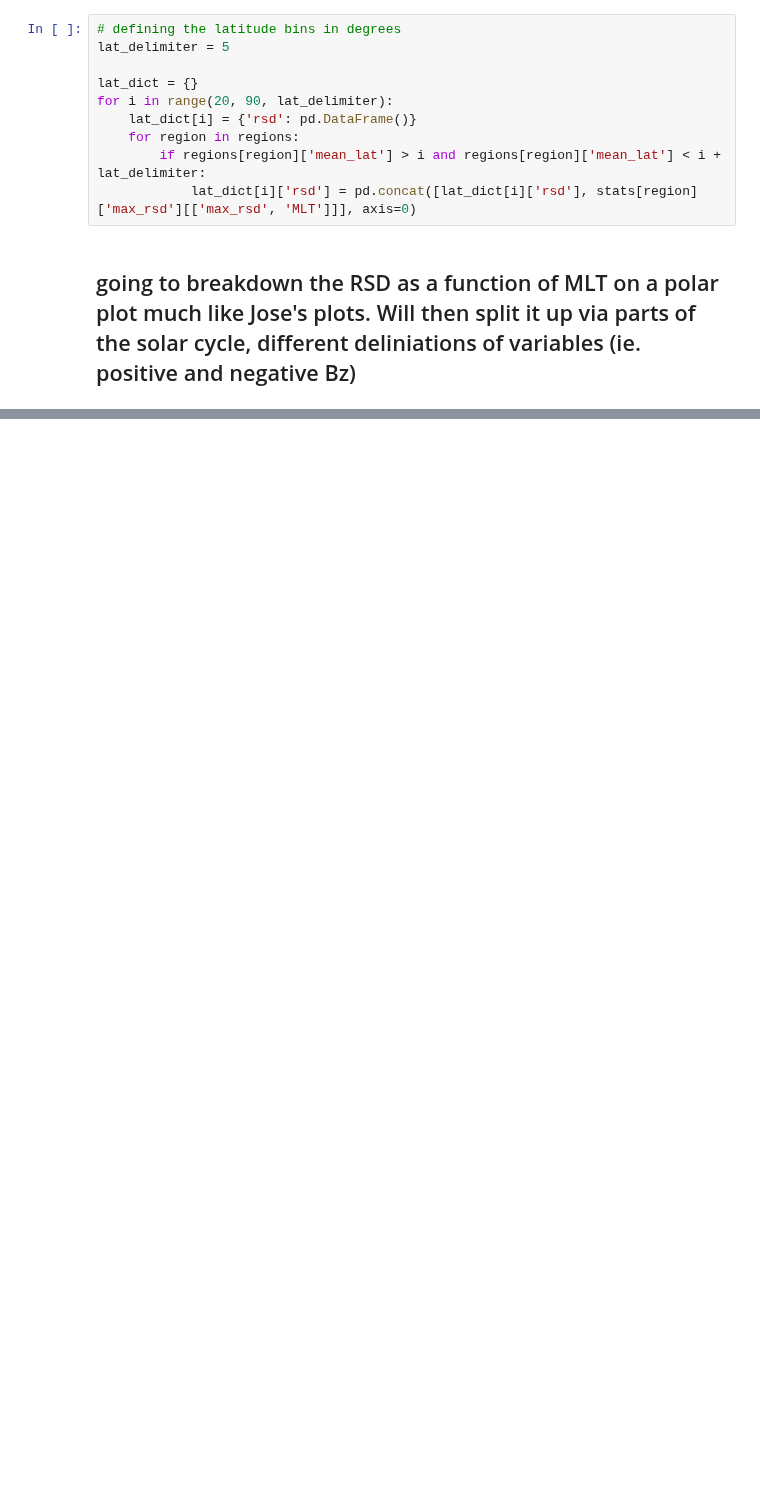
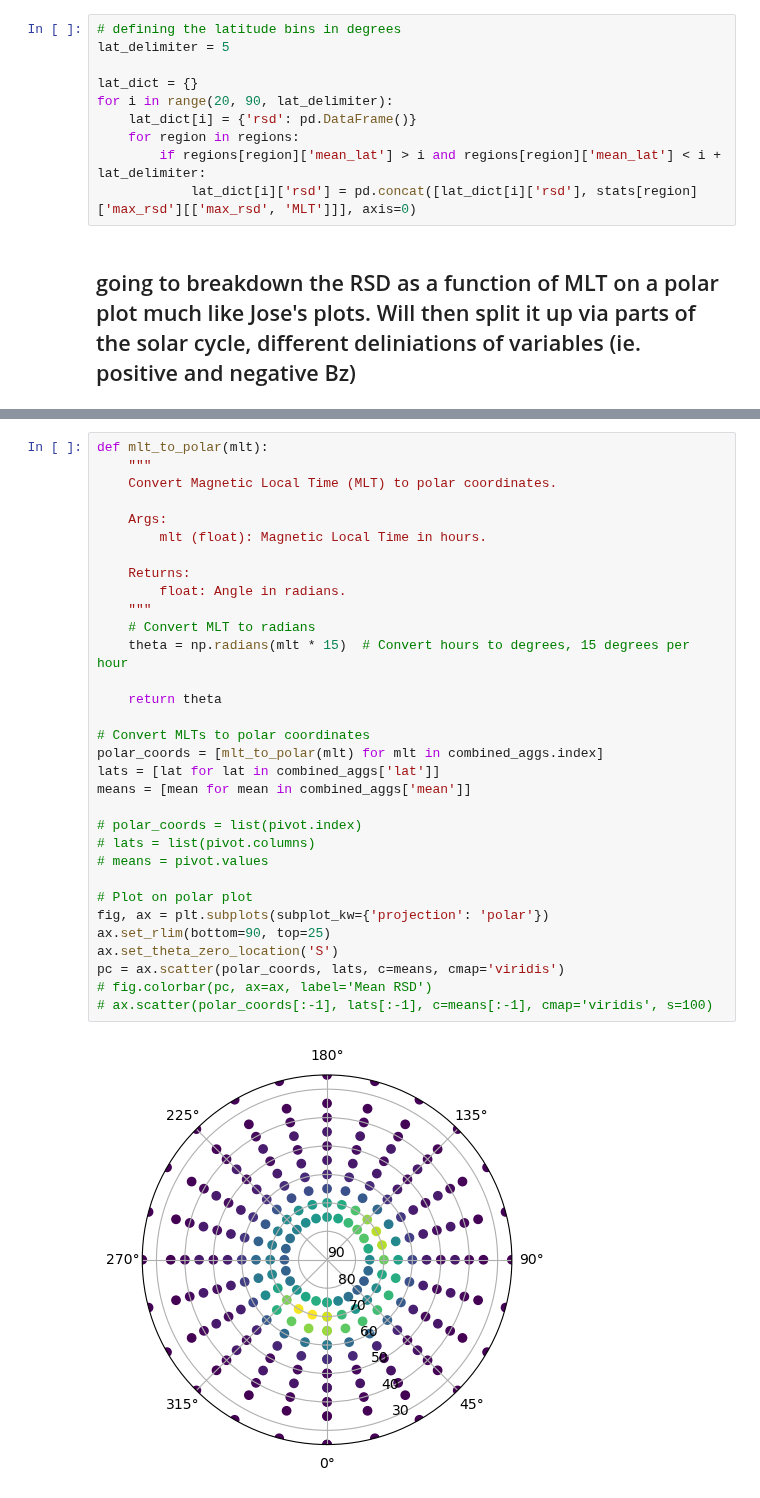
Before and after one commit to mikecoughlan/examining_twins_and_supermag, a Jupyter notebook: rsd_statistics.ipynb, the cells around one changed output, grey strips where cells are left out. Saved outputs shown, nothing was run; the diff lists cells and outputs as text; blank space fills up the shorter version.

```diff
--- a/rsd_statistics.ipynb
+++ b/rsd_statistics.ipynb
@@ -70 +109,35 @@ for lat in lat_dict:
+# %%
+def mlt_to_polar(mlt):
+    """
+    Convert Magnetic Local Time (MLT) to polar coordinates.
+
+    Args:
+        mlt (float): Magnetic Local Time in hours.
+
+    Returns:
+        float: Angle in radians.
+    """
+    # Convert MLT to radians
+    theta = np.radians(mlt * 15)  # Convert hours to degrees, 15 degrees per hour
+
+    return theta
+
+# Convert MLTs to polar coordinates
+polar_coords = [mlt_to_polar(mlt) for mlt in combined_aggs.index]
+lats = [lat for lat in combined_aggs['lat']]
+means = [mean for mean in combined_aggs['mean']]
+
+# polar_coords = list(pivot.index)
+# lats = list(pivot.columns)
+# means = pivot.values
+
+# Plot on polar plot
+fig, ax = plt.subplots(subplot_kw={'projection': 'polar'})
+ax.set_rlim(bottom=90, top=25)
+ax.set_theta_zero_location('S')
+pc = ax.scatter(polar_coords, lats, c=means, cmap='viridis')
+# fig.colorbar(pc, ax=ax, label='Mean RSD')
+# ax.scatter(polar_coords[:-1], lats[:-1], c=means[:-1], cmap='viridis', s=100)
+# %% [output]
+[figure, added]
 # %%
```
Also changed, not shown: parts of 6 cells of this notebook, 1 other file.
